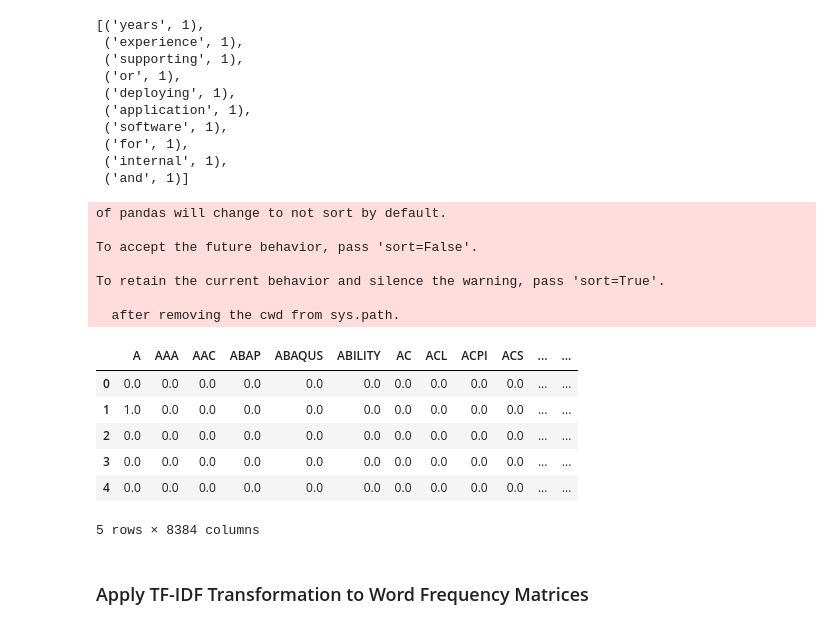
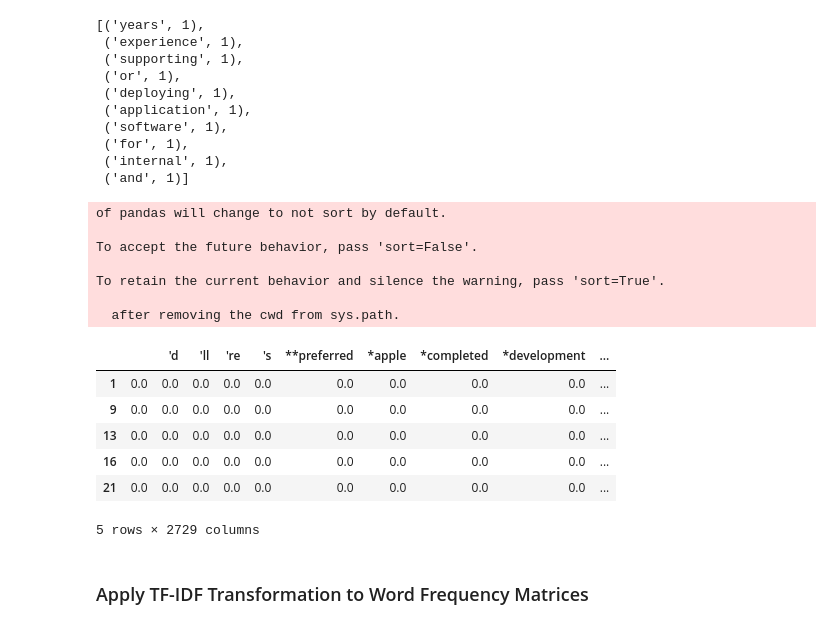
Before and after one commit to a19990506/Hello-World, a Jupyter notebook: project/Apple_analyze.ipynb, the cells around one changed output. Cells and saved outputs as stored; diff of their text form; code cells hidden in the pictures.

```diff
--- a/project/Apple_analyze.ipynb
+++ b/project/Apple_analyze.ipynb
@@ -112,8 +127,11 @@ def extract_experience(df: pandas.DataFrame, col_name: str, start_year=0, end_ye
     exp_list = [0] * 26
 
     for col in df[col_name]:
+        if type(col) is not str:
+            continue
         exp_required = re.findall('\d+ year', col)
-        year = 0 if not exp_required else int(exp_required[0].replace(' year', ''))
+        exp_required =exp_required+ re.findall('\d+\+ year', col)
+        year = 0 if not exp_required else int(exp_required[0].replace(' year', '').replace('+', ''))
         exp_list[year] += 1
 
     return exp_list
@@ -134,6 +150,7 @@ plt.xticks(labels[0:26])
 plt.xlabel('Year(s)')
 plt.ylabel('Number of jobs')
 plt.title('Experience Requirements')
-
+for i, v in enumerate(min_exp_list[0:26]):
+    plt.text(i - 0.3, v+25, str(v), color='black')
 plt.show()
 # %% [output]
@@ -265,26 +283,28 @@ def remove_digits(s):
 # %%
-def create_word_freq_dict(df: pandas.DataFrame, col_name: str):
+def create_word_freq_dict(tokenizer, df, col_name, lowercase=True, preserve_case_words=[]):
     """ Create a word frequency dict
+    :param tokenizer: nltk MWETokenizer.
     :param df: source pandas dataframe.
     :param col_name: name of the column to create wfm from.
+    :param lowercase: convert all tokens into lowercase.
+    :param preserve_case_words: words that should preserve their cases.
     :return: a word frequency dict (dict of dict, separated by job indices).
     """
-    freq_dict = {}
+    freq = {}
 
     for i, col in enumerate(df[col_name]):
         if type(col) is not str:
             continue
-        freq_dict[i] = {}
+        freq[i] = {}
 
-        cleaned_string = remove_puncs(remove_digits(col)).replace('\n', ' ')
-        words = cleaned_string.split()
+        words = tokenize(tokenizer, col, lowercase=True, preserve_case_words=preserve_case_words)
         for word in words:
-            if word in freq_dict:
-                freq_dict[i][word] += 1
+            if word in freq:
+                freq[i][word] += 1
             else:
-                freq_dict[i][word] = 1
+                freq[i][word] = 1
 
-    return freq_dict
+    return freq
 # %%
 def create_wfm(word_frequency_dict: dict):
     """ Create word frequency matrix from the specified word frequency dict """
@@ -294,9 +314,16 @@ def create_wfm(word_frequency_dict: dict):
     wfm.index = word_frequency_dict.keys()
     return wfm
 # %%
-min_qual_wfd = create_word_freq_dict(df, 'minimum_qual')
-pref_qual_wfd = create_word_freq_dict(df, 'preferred_qual')
-resp_qual_wfd = create_word_freq_dict(df, 'responsibilities')
+# Initialize nltk MWETokenizer.
+tokenizer = nltk.tokenize.MWETokenizer(separator=' ')
+import_terms(tokenizer, 'cs_terms.txt')
+
+# Words that
+preserve_case_words = ['Go', '.Net', '.NET']
+
+min_qual_wfd = create_word_freq_dict(tokenizer, df, 'minimum_qual', True, preserve_case_words)
+pref_qual_wfd = create_word_freq_dict(tokenizer, df, 'preferred_qual', True, preserve_case_words)
+resp_qual_wfd = create_word_freq_dict(tokenizer, df, 'responsibilities', True, preserve_case_words)
 
 list(min_qual_wfd[0].items())[0:10]
 # %% [output]
@@ -313,25 +340,25 @@ list(min_qual_wfd[0].items())[0:10]
 # %%
 min_qual_wfm = create_wfm(min_qual_wfd)
 pref_qual_wfm = create_wfm(pref_qual_wfd)
 resp_wfm = create_wfm(resp_qual_wfd)
 
 # Row: job, Column: word frequency
-min_qual_wfm.head()
+pref_qual_wfm.head(5)
 # %% [output]
 of pandas will change to not sort by default.
 
 To accept the future behavior, pass 'sort=False'.
 
 To retain the current behavior and silence the warning, pass 'sort=True'.
 
   after removing the cwd from sys.path.
-|  | A | AAA | AAC | ABAP | ABAQUS | ABILITY | AC | ACL | ACPI | ACS | ... | ... |
-| 0 | 0.0 | 0.0 | 0.0 | 0.0 | 0.0 | 0.0 | 0.0 | 0.0 | 0.0 | 0.0 | ... | ... |
-| 1 | 1.0 | 0.0 | 0.0 | 0.0 | 0.0 | 0.0 | 0.0 | 0.0 | 0.0 | 0.0 | ... | ... |
-| 2 | 0.0 | 0.0 | 0.0 | 0.0 | 0.0 | 0.0 | 0.0 | 0.0 | 0.0 | 0.0 | ... | ... |
-| 3 | 0.0 | 0.0 | 0.0 | 0.0 | 0.0 | 0.0 | 0.0 | 0.0 | 0.0 | 0.0 | ... | ... |
-| 4 | 0.0 | 0.0 | 0.0 | 0.0 | 0.0 | 0.0 | 0.0 | 0.0 | 0.0 | 0.0 | ... | ... |
+|  |  | 'd | 'll | 're | 's | **preferred | *apple | *completed | *development | ... |
+| 1 | 0.0 | 0.0 | 0.0 | 0.0 | 0.0 | 0.0 | 0.0 | 0.0 | 0.0 | ... |
+| 9 | 0.0 | 0.0 | 0.0 | 0.0 | 0.0 | 0.0 | 0.0 | 0.0 | 0.0 | ... |
+| 13 | 0.0 | 0.0 | 0.0 | 0.0 | 0.0 | 0.0 | 0.0 | 0.0 | 0.0 | ... |
+| 16 | 0.0 | 0.0 | 0.0 | 0.0 | 0.0 | 0.0 | 0.0 | 0.0 | 0.0 | ... |
+| 21 | 0.0 | 0.0 | 0.0 | 0.0 | 0.0 | 0.0 | 0.0 | 0.0 | 0.0 | ... |
-5 rows × 8384 columns
+5 rows × 2729 columns
 # %% [markdown]
 ### Apply TF-IDF Transformation to Word Frequency Matrices
 # %%
```
Also changed, not shown: parts of 25 cells of this notebook, 2 other files.
